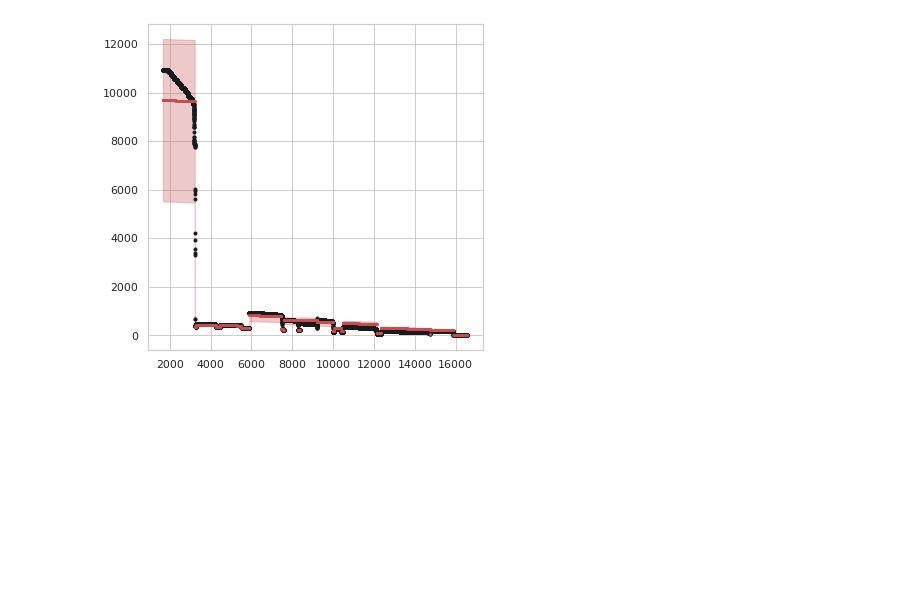
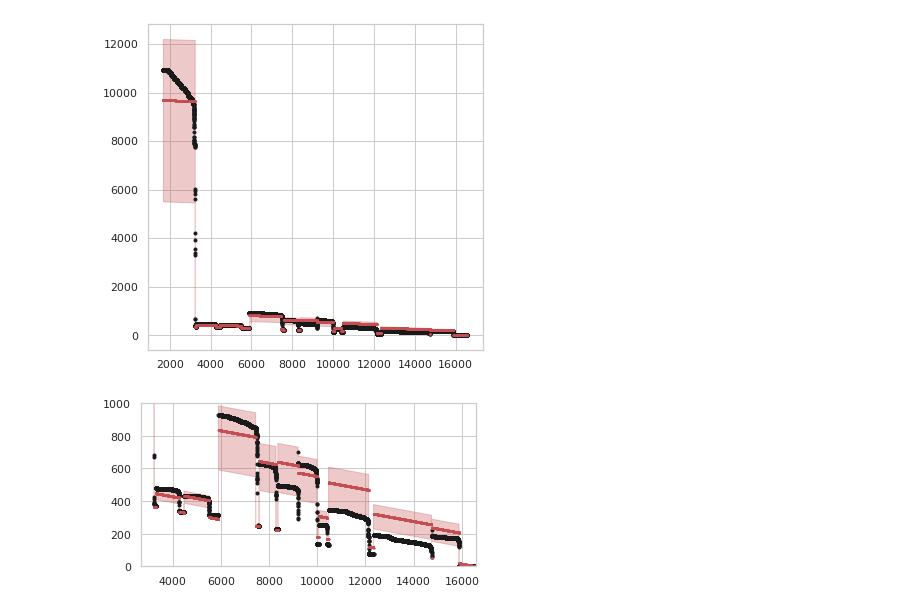
Before and after one commit to churchmanlab/mitoRNA_kinetics, a Jupyter notebook: MathematicalModels/Nanopore_RNA_model_20220818_submission.ipynb, the cells around one changed output. Drawn from its saved outputs; the diff is of its cells as text; code cells hidden in the pictures; blank space fills up the shorter version.

Commit message:
add zoom panel in figure 1K

```diff
--- a/MathematicalModels/Nanopore_RNA_model_20220818_submission.ipynb
+++ b/MathematicalModels/Nanopore_RNA_model_20220818_submission.ipynb
@@ -289,3 +285,47 @@ filename = 'Fig1K_Nanopore_RNA_model_prediction.'
 # plt.savefig(os.path.join(path,filename+'png'), bbox_inches="tight", transparent=True, dpi=300)
 # %% [output]
 [figure]
+# %%
+g_av = 'MT-RNR2'
+plot_start = gtf[gtf['gene_name']==g_av]['start'].values[0] #TSS location set at 0
+
+F_av = out[g_av + para1]
+F_min = min(out[para1])
+F_max = max(out[para1])
+v_av = out[g_av + para2]
+v_min = min(out[para2])
+v_max = max(out[para2])
+
+rna_nascent_fit_av = rna_nascent_model(v_av ,None, [F_av, (genome_len-plot_start)])
+rna_pred_av = rna_model(rna_nascent_fit_av, F_av, plot_start)
+rna_nascent_fit_min = rna_nascent_model(v_min ,None, [F_min, (genome_len-plot_start)])
+rna_pred_min = rna_model(rna_nascent_fit_min, F_min, plot_start)
+rna_nascent_fit_max = rna_nascent_model(v_max ,None, [F_max, (genome_len-plot_start)])
+rna_pred_max = rna_model(rna_nascent_fit_max, F_max, plot_start)
+
+sns.set(style="whitegrid", color_codes=True,font_scale=1)
+f, ax = plt.subplots(figsize=(6, 3))
+
+ax.errorbar(x=np.asarray(range(plot_start,genome_len)),
+            y=rna[plot_start:],
+            fmt='o', ms=3,color='k')
+
+ax.errorbar(x=np.asarray(range(plot_start,genome_len)),
+            y=rna_pred_av,
+            fmt='o', ms=1,color='r')
+
+plt.fill_between(np.asarray(range(plot_start,genome_len)),
+                 rna_pred_min, rna_pred_max,
+                 color='r',alpha=0.3)
+
+plt.xlim([gtf[gtf['gene_name']==g_av]['start'].values[0]+1000, genome_len])
+plt.ylim([0,1000])
+# plt.xticks(time_measured)
+# plt.yticks([i*0.1 for i in range(11)])
+
+filename = 'Fig1K_Nanopore_RNA_model_prediction_zoom.'
+plt.savefig(os.path.join(path,filename+'pdf'), bbox_inches="tight", transparent=True)
+# plt.savefig(os.path.join(path,filename+'tiff'), bbox_inches="tight", transparent=True, dpi=300)
+# plt.savefig(os.path.join(path,filename+'png'), bbox_inches="tight", transparent=True, dpi=300)
+# %% [output]
+[figure, added]
```
Also changed, not shown: parts of 4 cells of this notebook, 1 other file.
